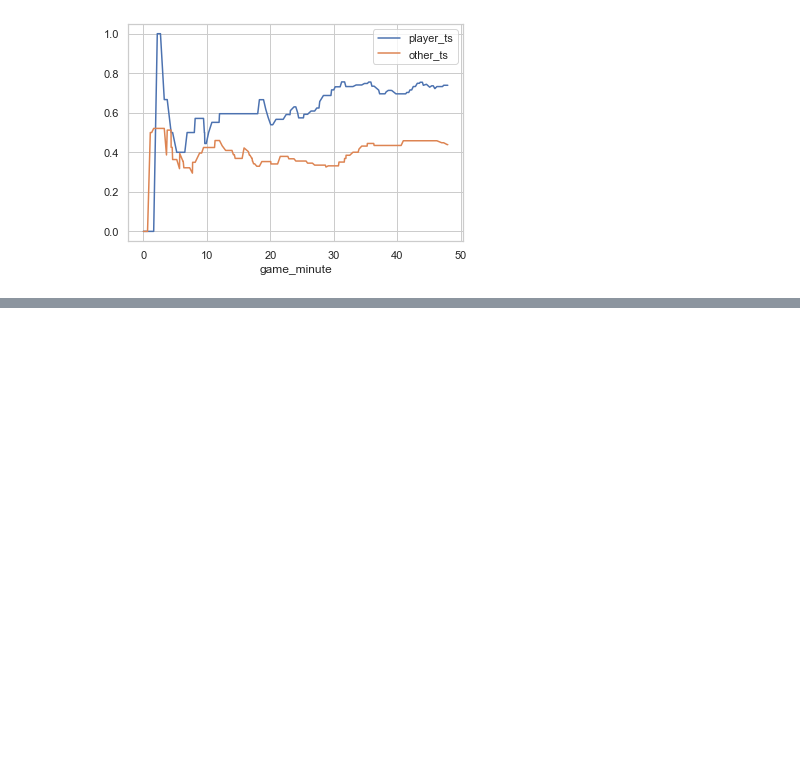
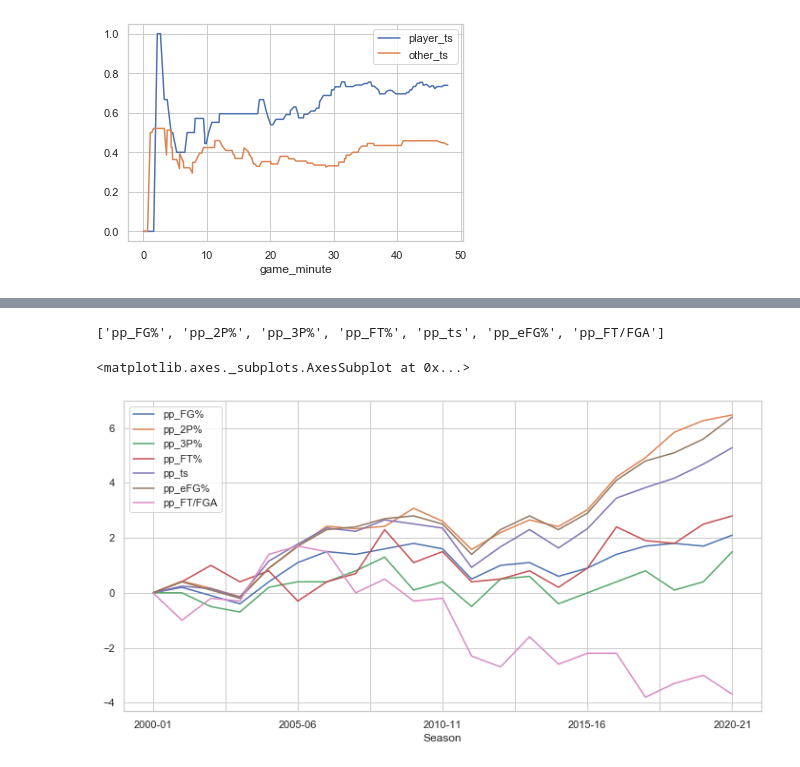
Before and after one commit to no-one2k/moisturizer, a Jupyter notebook: 60points/60points.ipynb, the cells around one changed output, grey strips where cells are left out. Drawn from its saved outputs; the diff is of its cells as text; code cells hidden in the pictures; blank space fills up the shorter version.

```diff
--- a/60points/60points.ipynb
+++ b/60points/60points.ipynb
@@ -400,0 +430,2 @@ plot_ts(line_kobe2, player_name='Кобе Брайант')
+# %%
+df.set_index('Season')[['FG%', '2P%', '3P%', 'FT%', 'ts', 'eFG%', 'FT/FGA']].tail()
@@ -400,0 +440,15 @@ plot_ts(line_kobe2, player_name='Кобе Брайант')
+# %%
+pct_cols = ['FG%', '2P%', '3P%', 'FT%', 'ts', 'eFG%', 'FT/FGA']
+pp_cols = [f'pp_{col}' for col in pct_cols]
+print(pp_cols)
+for pct_col, pp_col in zip(pct_cols, pp_cols):
+    start = df.sort_values('Season')[pct_col].iloc[0]
+    df[pp_col] = (df[pct_col] - start) * 100
+# %% [output]
+['pp_FG%', 'pp_2P%', 'pp_3P%', 'pp_FT%', 'pp_ts', 'pp_eFG%', 'pp_FT/FGA']
+# %%
+f = plt.figure(figsize=(12, 6))
+df.set_index('Season')[pp_cols].plot(ax=f.gca())
+# %% [output]
+<matplotlib.axes._subplots.AxesSubplot at 0x...>
+[figure, added]
```
Also changed, not shown: parts of 9 cells of this notebook, 5 other files.
